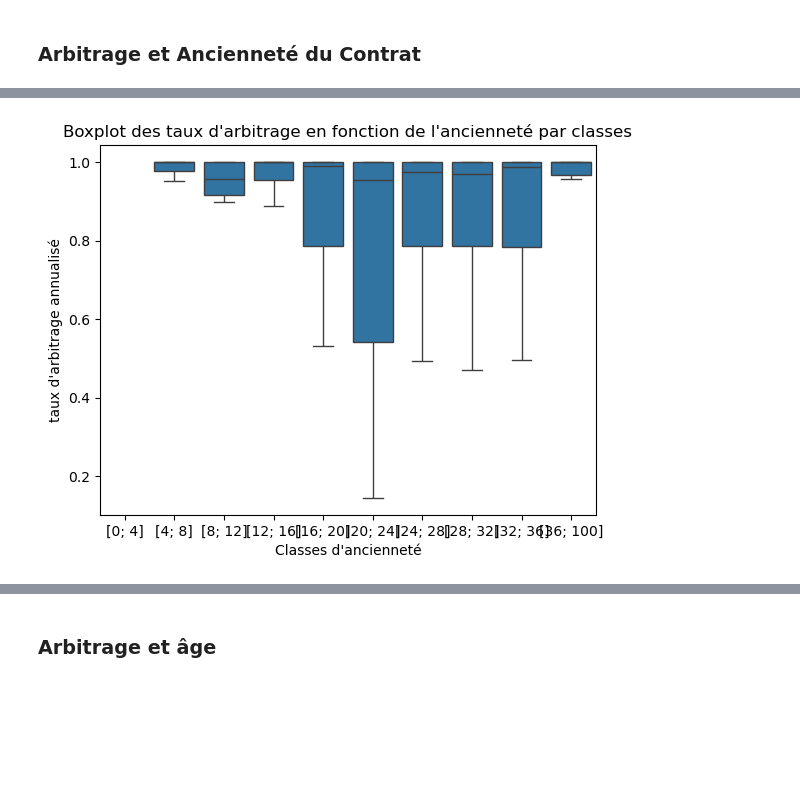
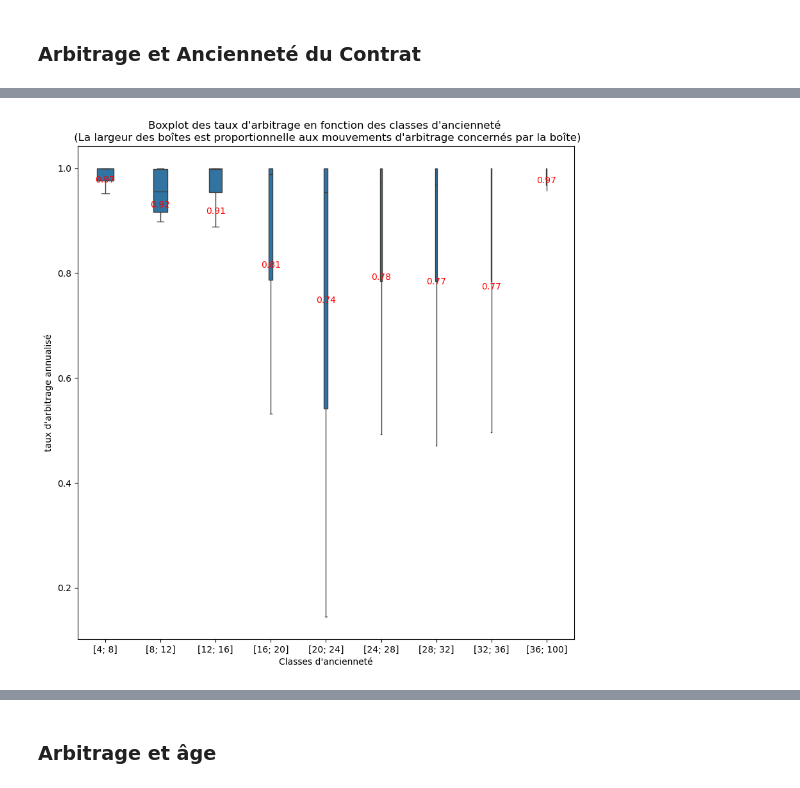
Before and after one commit to afonkou01/Arbitrage_Vie_BNP_Cardif, a Jupyter notebook: Avancement notebook - BNP Cardif_version.ipynb, the cells around one changed output, grey strips where cells are left out. Cells and saved outputs as stored; diff of their text form; code cells hidden in the pictures; blank space fills up the shorter version.

```diff
--- a/Avancement notebook - BNP Cardif_version.ipynb
+++ b/Avancement notebook - BNP Cardif_version.ipynb
@@ -910,17 +911,20 @@ Liant l'ancienneté du contrat à la fiscalité, on sait que les contrats qui on
 # %%
 #Regroupement de l'ancienneté en classes
-bins = [0, 4, 8, 12, 16, 20, 24, 28, 32, 36, 100]
+bins = [4, 8, 12, 16, 20, 24, 28, 32, 36, 100]
 
 
 # Création des classes
-base_arbitrage_FG_update['anciennete2'] = pd.cut(base_arbitrage_FG_update['anciennete'], bins=bins, labels=['[0; 4]', '[4; 8]', '[8; 12]','[12; 16]', '[16; 20]', '[20; 24]', '[24; 28]', '[28; 32]', '[32; 36]', '[36; 100]'])
-
+base_arbitrage_FG_update['anciennete2'] = pd.cut(base_arbitrage_FG_update['anciennete'], bins=bins, labels=['[4; 8]', '[8; 12]','[12; 16]', '[16; 20]', '[20; 24]', '[24; 28]', '[28; 32]', '[32; 36]', '[36; 100]'])
 counts = base_arbitrage_FG_update['anciennete2'].value_counts()
-sns.boxplot(x='anciennete2', y='r_FG_a', data=base_arbitrage_FG_update, showfliers = False)
+plt.figure(figsize=(10, 10))
+sns.boxplot(x='anciennete2', y='r_FG_a', data=base_arbitrage_FG_update, showfliers = False, width= counts/len(base_arbitrage_FG_update))
+means = base_arbitrage_FG_update.groupby('anciennete2')['r_FG_a'].apply(gmean)
+for i, mean in enumerate(means):
+    plt.text(i, mean, f'{mean:.2f}', ha='center', va='bottom', color='red')
 plt.xlabel("Classes d'ancienneté")
 plt.ylabel("taux d'arbitrage annualisé")
-plt.title("Boxplot des taux d'arbitrage en fonction de l'ancienneté par classes")
+plt.title("Boxplot des taux d'arbitrage en fonction des classes d'ancienneté \n (La largeur des boîtes est proportionnelle aux mouvements d'arbitrage concernés par la boîte)")
 plt.show()
 # %% [output]
-[figure, old version]
+[figure, new version]
 # %% [markdown]
```
Also changed, not shown: parts of 13 cells of this notebook.
